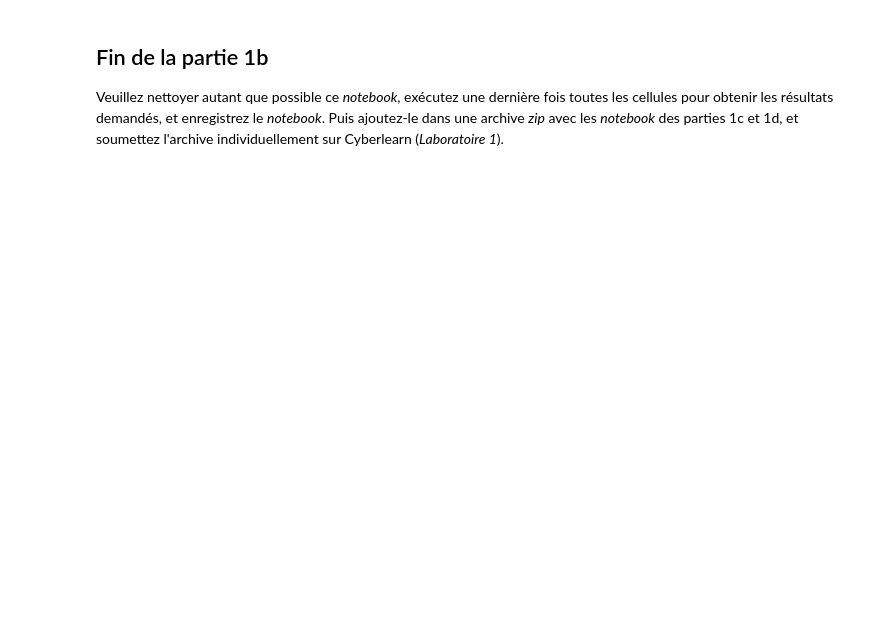
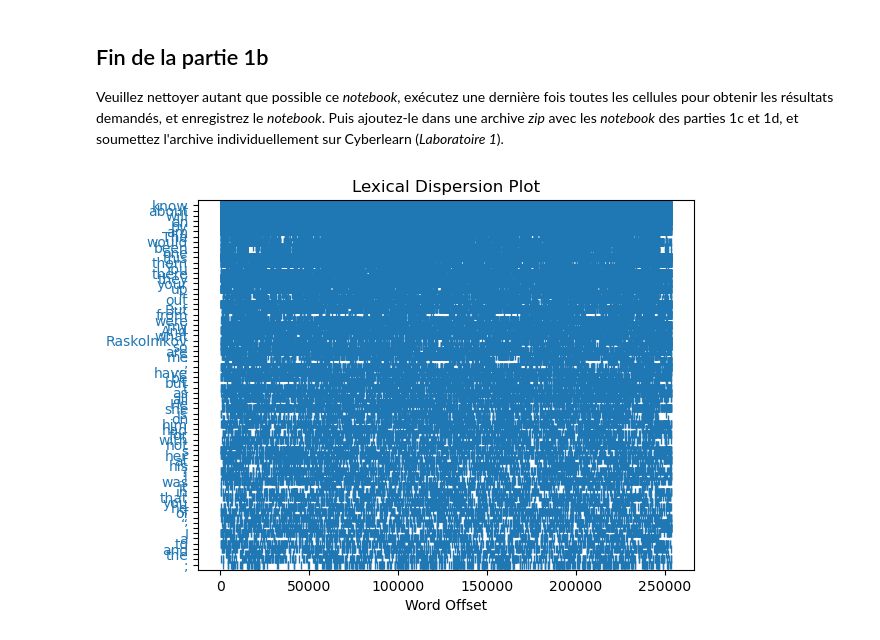
Before and after one commit to ODAncona/tal_lab, a Jupyter notebook: labo1/TAL_Labo1b_dancona_maier.ipynb, the cells around one changed output. Cells and saved outputs as stored; diff of their text form; code cells hidden in the pictures; blank space fills up the shorter version.

```diff
--- a/labo1/TAL_Labo1b_dancona_maier.ipynb
+++ b/labo1/TAL_Labo1b_dancona_maier.ipynb
@@ -320,3 +381,8 @@ Maintenant, construisez une liste avec la longueur de chaque _token_ du texte (l
 # %% [markdown]
 ## Fin de la partie 1b
 Veuillez nettoyer autant que possible ce _notebook_, exécutez une dernière fois toutes les cellules pour obtenir les résultats demandés, et enregistrez le _notebook_.  Puis ajoutez-le dans une archive _zip_ avec les _notebook_ des parties 1c et 1d, et soumettez l'archive individuellement sur Cyberlearn (_Laboratoire 1_).
+# %%
+from nltk.draw.dispersion import dispersion_plot
+text.dispersion_plot(words)
+# %% [output]
+[figure, added]
```
Also changed, not shown: parts of 13 cells of this notebook.
